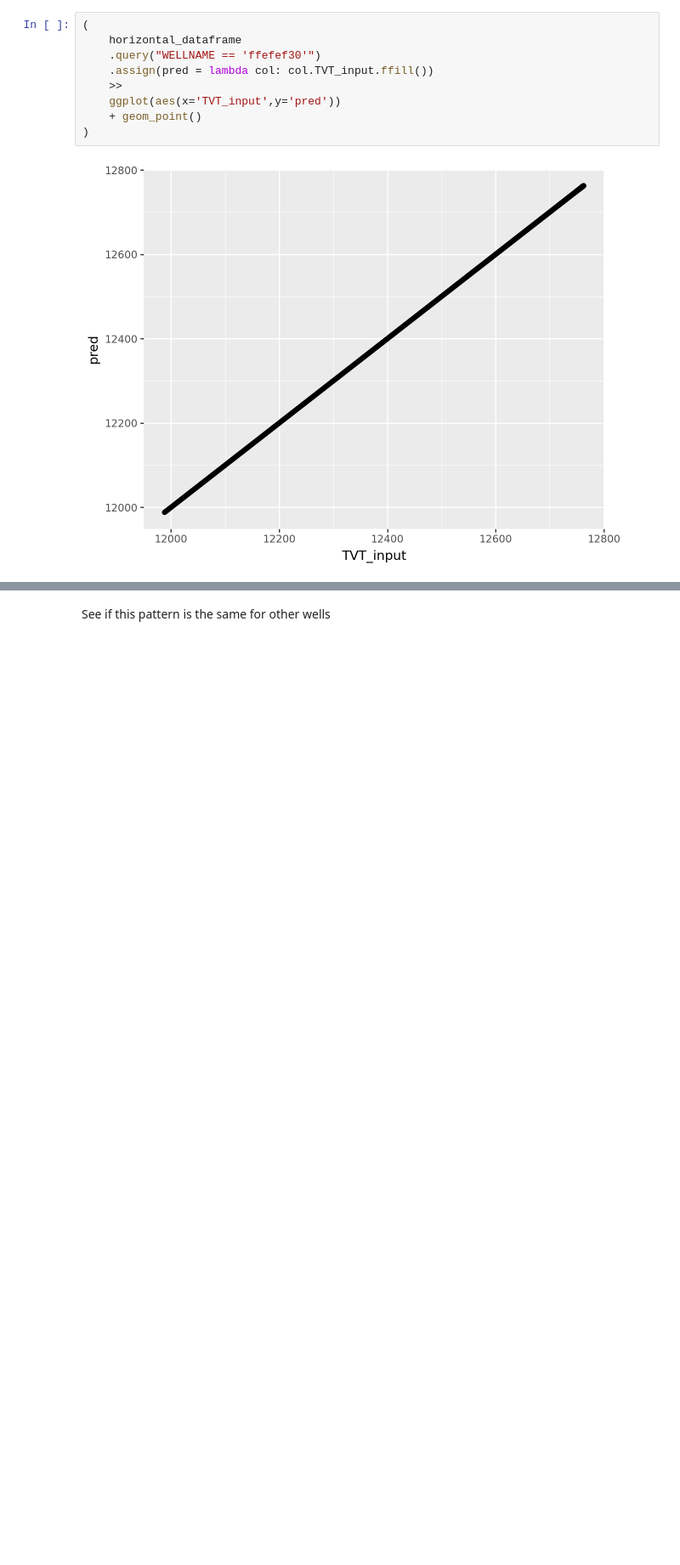
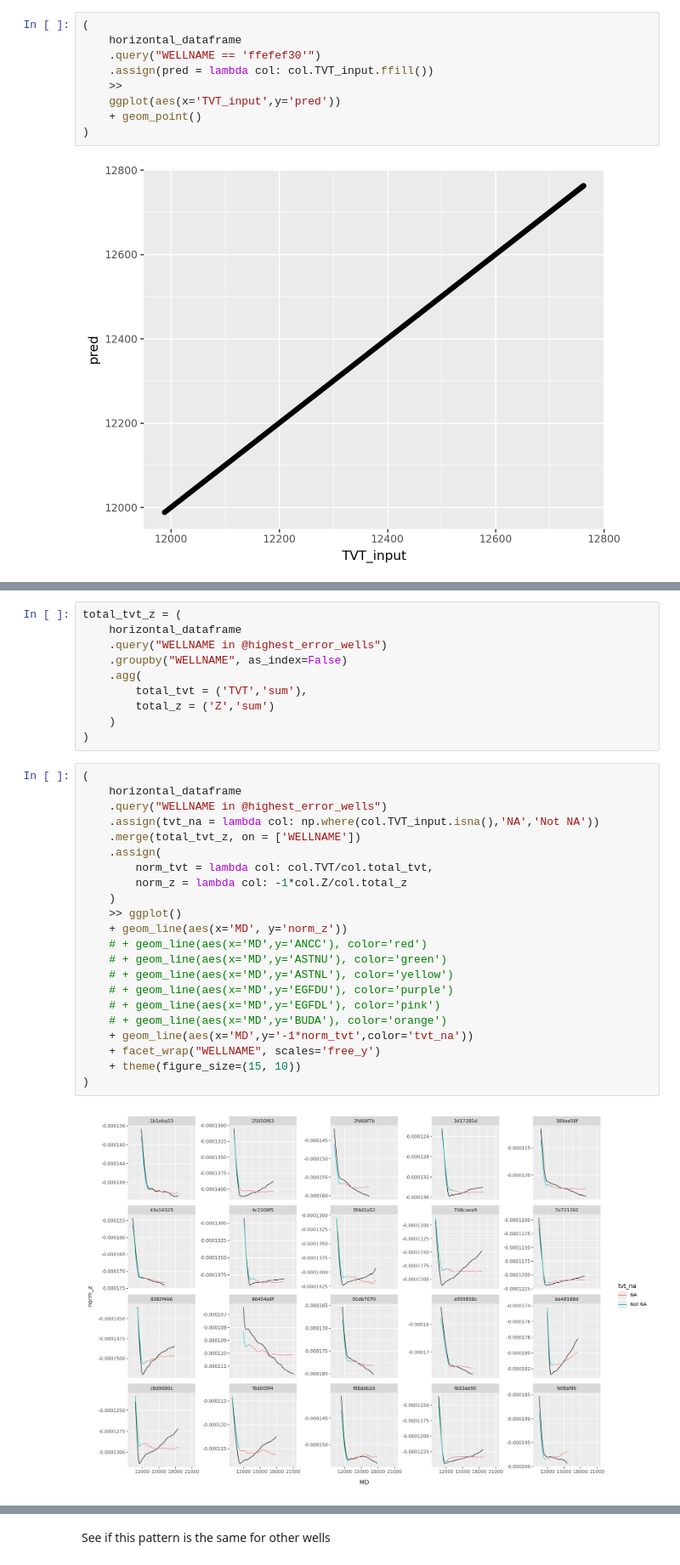
Before and after one commit to Wishbert/ROGII---Wellbore-Geology-Prediction, a Jupyter notebook: EDA.ipynb, the cells around one changed output, grey strips where cells are left out. Shown at 85% size. Cells and saved outputs as stored; diff of their text form; blank space fills up the shorter version.

```diff
--- a/EDA.ipynb
+++ b/EDA.ipynb
@@ -153,0 +211,34 @@ random_wells = random.sample(well_names,6)
+# %%
+total_tvt_z = (
+    horizontal_dataframe
+    .query("WELLNAME in @highest_error_wells")
+    .groupby("WELLNAME", as_index=False)
+    .agg(
+        total_tvt = ('TVT','sum'),
+        total_z = ('Z','sum')
+    )
+)
+# %%
+(
+    horizontal_dataframe
+    .query("WELLNAME in @highest_error_wells")
+    .assign(tvt_na = lambda col: np.where(col.TVT_input.isna(),'NA','Not NA'))
+    .merge(total_tvt_z, on = ['WELLNAME'])
+    .assign(
+        norm_tvt = lambda col: col.TVT/col.total_tvt,
+        norm_z = lambda col: -1*col.Z/col.total_z
+    )
+    >> ggplot()
+    + geom_line(aes(x='MD', y='norm_z'))
+    # + geom_line(aes(x='MD',y='ANCC'), color='red')
+    # + geom_line(aes(x='MD',y='ASTNU'), color='green')
+    # + geom_line(aes(x='MD',y='ASTNL'), color='yellow')
+    # + geom_line(aes(x='MD',y='EGFDU'), color='purple')
+    # + geom_line(aes(x='MD',y='EGFDL'), color='pink')
+    # + geom_line(aes(x='MD',y='BUDA'), color='orange')
+    + geom_line(aes(x='MD',y='-1*norm_tvt',color='tvt_na'))
+    + facet_wrap("WELLNAME", scales='free_y')
+    + theme(figure_size=(15, 10))
+)
+# %% [output]
+[figure, added]
```
Also changed, not shown: parts of 23 cells of this notebook.
